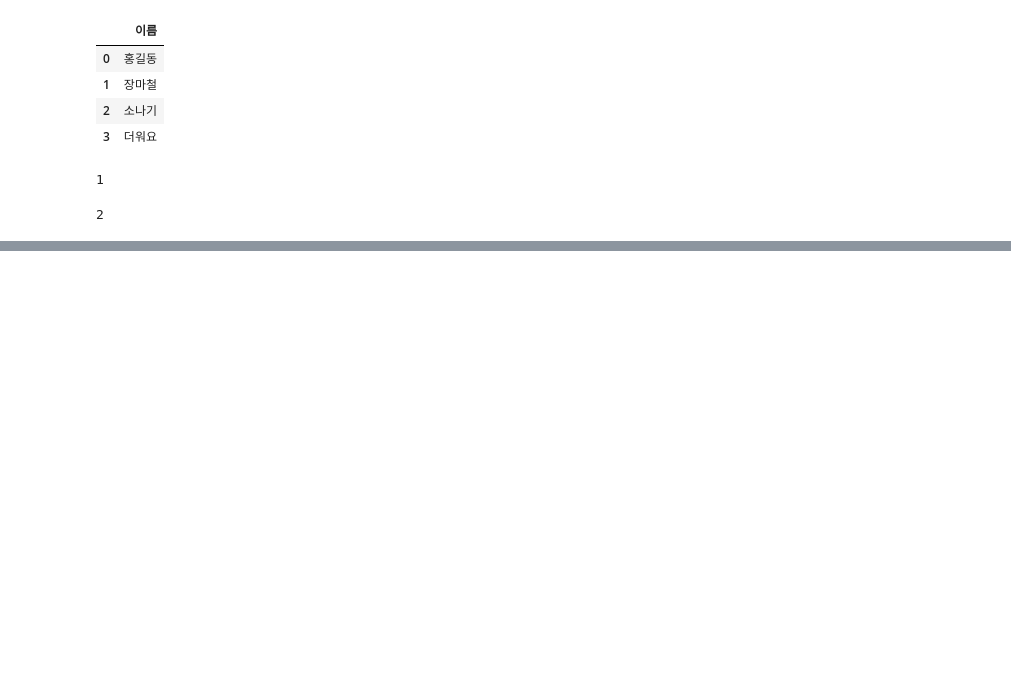
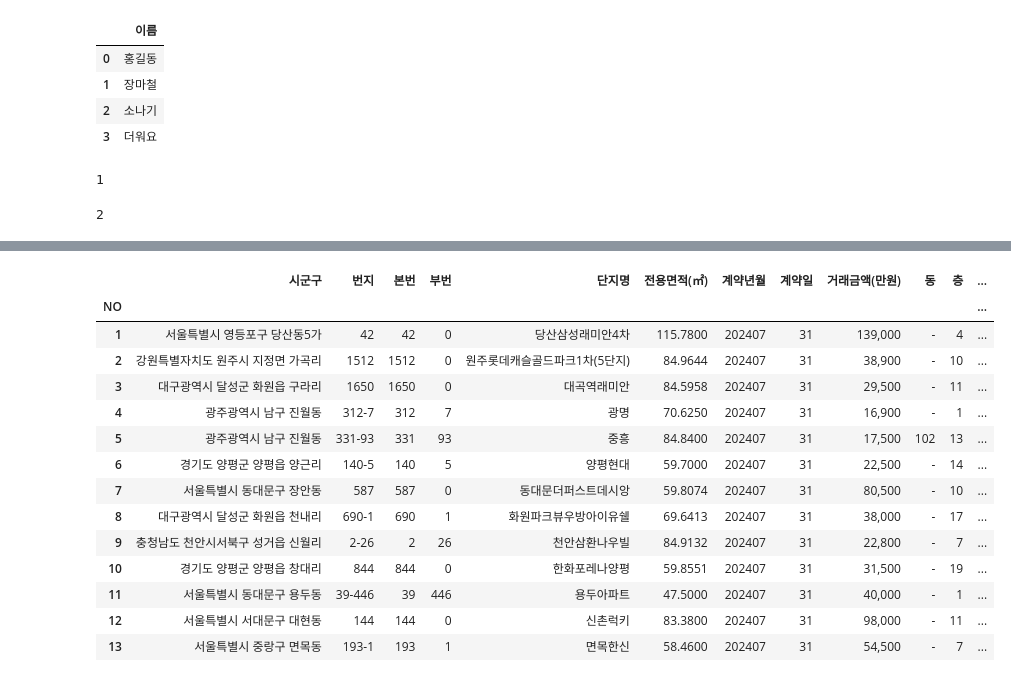
Before and after one commit to namolee/fintech_service, a Jupyter notebook: 06machine_learning/02Pandas사용법.ipynb, the cells around one changed output, grey strips where cells are left out. Drawn from its saved outputs; the diff is of its cells as text; code cells hidden in the pictures; blank space fills up the shorter version.

```diff
--- a/06machine_learning/02Pandas사용법.ipynb
+++ b/06machine_learning/02Pandas사용법.ipynb
@@ -72,0 +149,19 @@ df[['이름']].ndim
+# %%
+df2 = pd.read_excel("./data/아파트(매매)_실거래가_20240806113828.xlsx", header=12, index_col='NO')
+df2.head(13)
+# %% [output]
+|  | 시군구 | 번지 | 본번 | 부번 | 단지명 | 전용면적(㎡) | 계약년월 | 계약일 | 거래금액(만원) | 동 | 층 | ... |
+| NO |  |  |  |  |  |  |  |  |  |  |  | ... |
+| 1 | 서울특별시 영등포구 당산동5가 | 42 | 42 | 0 | 당산삼성래미안4차 | 115.7800 | 202407 | 31 | 139,000 | - | 4 | ... |
+| 2 | 강원특별자치도 원주시 지정면 가곡리 | 1512 | 1512 | 0 | 원주롯데캐슬골드파크1차(5단지) | 84.9644 | 202407 | 31 | 38,900 | - | 10 | ... |
+| 3 | 대구광역시 달성군 화원읍 구라리 | 1650 | 1650 | 0 | 대곡역래미안 | 84.5958 | 202407 | 31 | 29,500 | - | 11 | ... |
+| 4 | 광주광역시 남구 진월동 | 312-7 | 312 | 7 | 광명 | 70.6250 | 202407 | 31 | 16,900 | - | 1 | ... |
+| 5 | 광주광역시 남구 진월동 | 331-93 | 331 | 93 | 중흥 | 84.8400 | 202407 | 31 | 17,500 | 102 | 13 | ... |
+| 6 | 경기도 양평군 양평읍 양근리 | 140-5 | 140 | 5 | 양평현대 | 59.7000 | 202407 | 31 | 22,500 | - | 14 | ... |
+| 7 | 서울특별시 동대문구 장안동 | 587 | 587 | 0 | 동대문더퍼스트데시앙 | 59.8074 | 202407 | 31 | 80,500 | - | 10 | ... |
+| 8 | 대구광역시 달성군 화원읍 천내리 | 690-1 | 690 | 1 | 화원파크뷰우방아이유쉘 | 69.6413 | 202407 | 31 | 38,000 | - | 17 | ... |
+| 9 | 충청남도 천안시서북구 성거읍 신월리 | 2-26 | 2 | 26 | 천안삼환나우빌 | 84.9132 | 202407 | 31 | 22,800 | - | 7 | ... |
+| 10 | 경기도 양평군 양평읍 창대리 | 844 | 844 | 0 | 한화포레나양평 | 59.8551 | 202407 | 31 | 31,500 | - | 19 | ... |
+| 11 | 서울특별시 동대문구 용두동 | 39-446 | 39 | 446 | 용두아파트 | 47.5000 | 202407 | 31 | 40,000 | - | 1 | ... |
+| 12 | 서울특별시 서대문구 대현동 | 144 | 144 | 0 | 신촌럭키 | 83.3800 | 202407 | 31 | 98,000 | - | 11 | ... |
+| 13 | 서울특별시 중랑구 면목동 | 193-1 | 193 | 1 | 면목한신 | 58.4600 | 202407 | 31 | 54,500 | - | 7 | ... |
```
Also changed, not shown: parts of 81 cells of this notebook, 6 other files.
